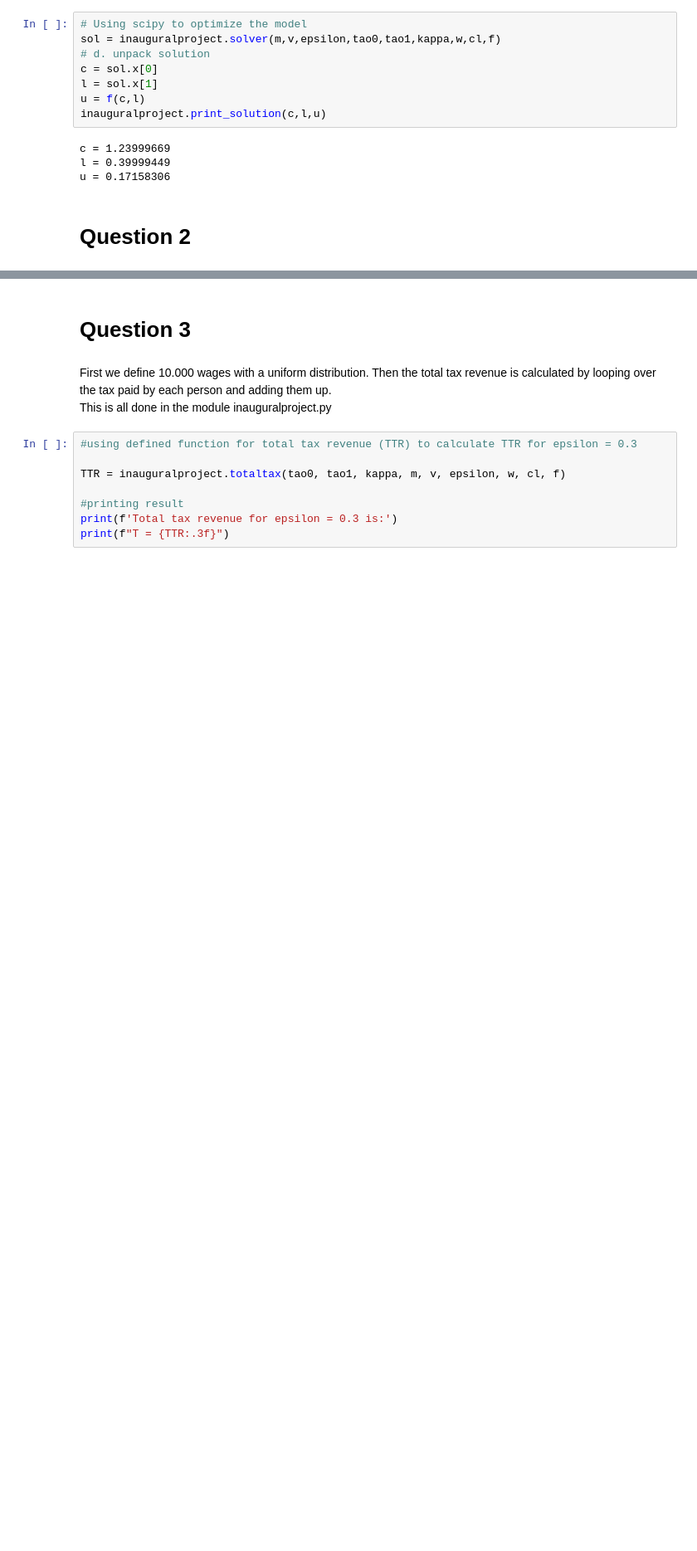
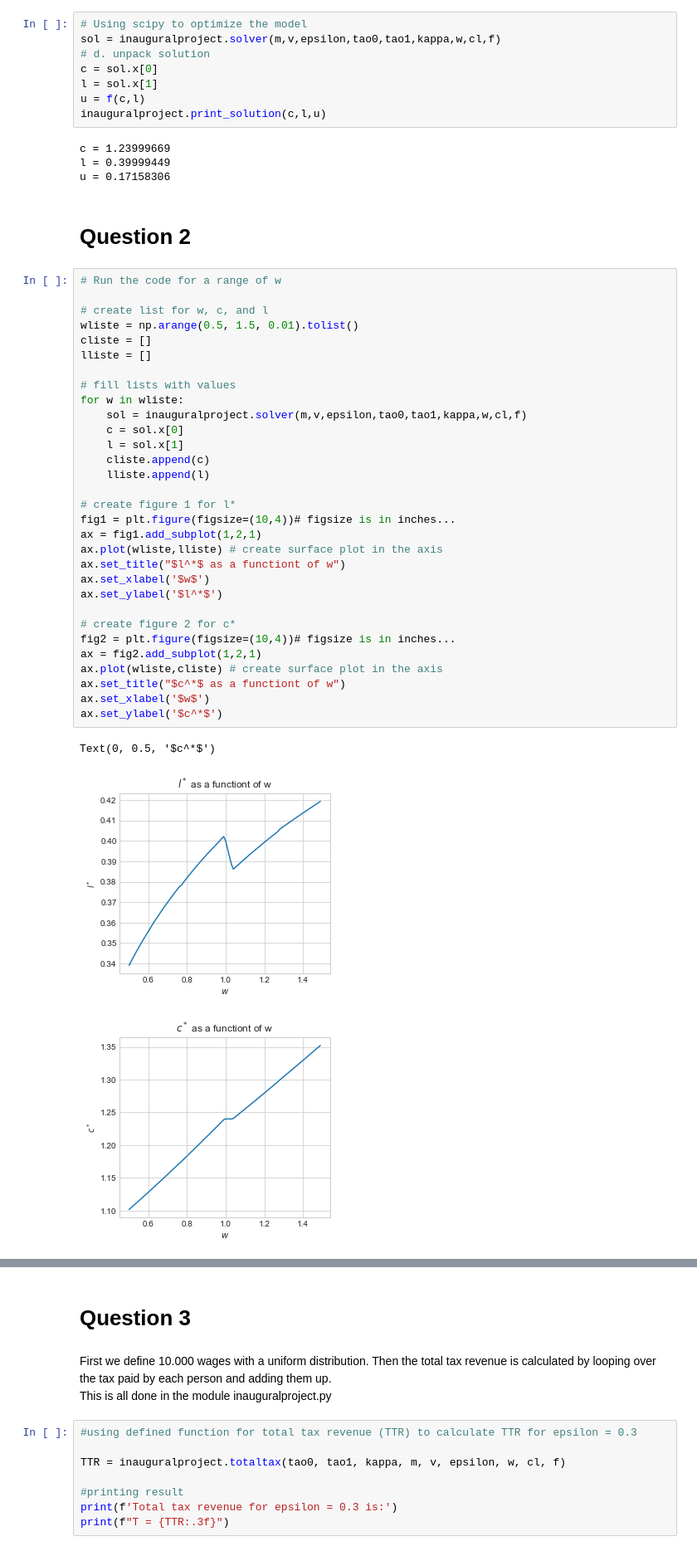
Before and after one commit to NumEconCopenhagen/projects-2020-group404, a Jupyter notebook: inauguralproject/inauguralproject.ipynb, the cells around one changed output, grey strips where cells are left out. Shown at 83% size. Saved outputs shown, nothing was run; the diff lists cells and outputs as text; blank space fills up the shorter version.

Commit message:
Added a second figure to quesion 2

```diff
--- a/inauguralproject/inauguralproject.ipynb
+++ b/inauguralproject/inauguralproject.ipynb
@@ -62,4 +59,39 @@ l = 0.39999449
 u = 0.17158306
 # %% [markdown]
 # Question 2
+# %%
+# Run the code for a range of w
+
+# create list for w, c, and l
+wliste = np.arange(0.5, 1.5, 0.01).tolist()
+cliste = []
+lliste = []
+
+# fill lists with values
+for w in wliste:
+    sol = inauguralproject.solver(m,v,epsilon,tao0,tao1,kappa,w,cl,f)
+    c = sol.x[0]
+    l = sol.x[1]
+    cliste.append(c)
+    lliste.append(l)
+
+# create figure 1 for l*
+fig1 = plt.figure(figsize=(10,4))# figsize is in inches...
+ax = fig1.add_subplot(1,2,1)
+ax.plot(wliste,lliste) # create surface plot in the axis
+ax.set_title("$l^*$ as a functiont of w")
+ax.set_xlabel('$w$')
+ax.set_ylabel('$l^*$')
+
+# create figure 2 for c*
+fig2 = plt.figure(figsize=(10,4))# figsize is in inches...
+ax = fig2.add_subplot(1,2,1)
+ax.plot(wliste,cliste) # create surface plot in the axis
+ax.set_title("$c^*$ as a functiont of w")
+ax.set_xlabel('$w$')
+ax.set_ylabel('$c^*$')
+# %% [output]
+Text(0, 0.5, '$c^*$')
+[figure, added]
+[figure, added]
 # %% [markdown]
```
Also changed, not shown: parts of 5 cells of this notebook.
